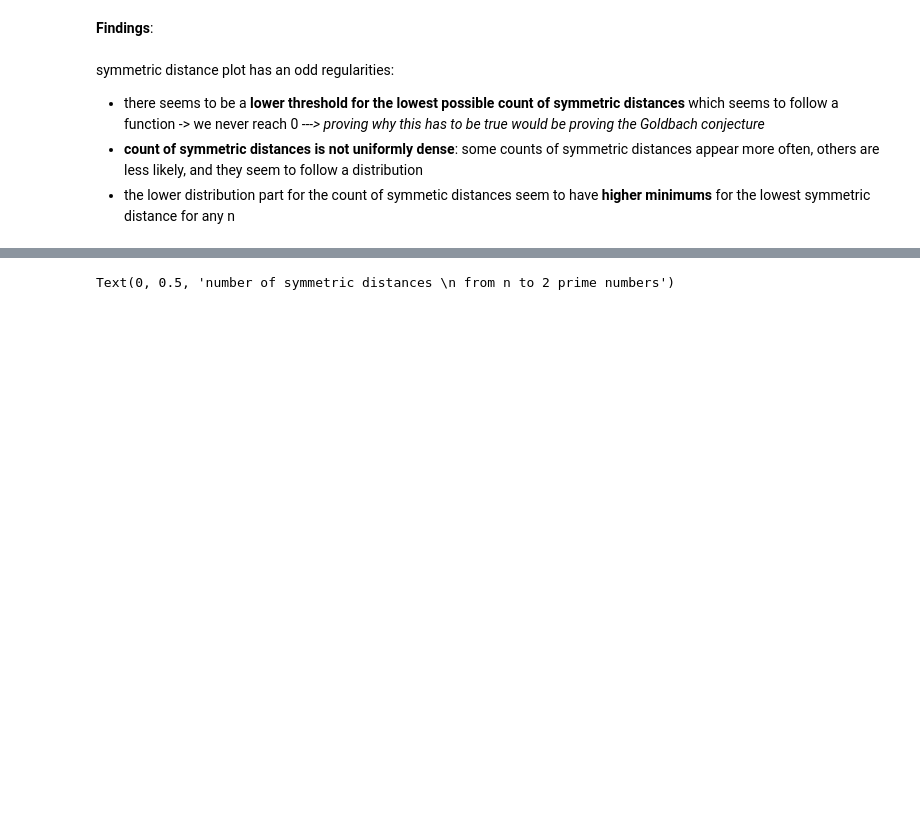
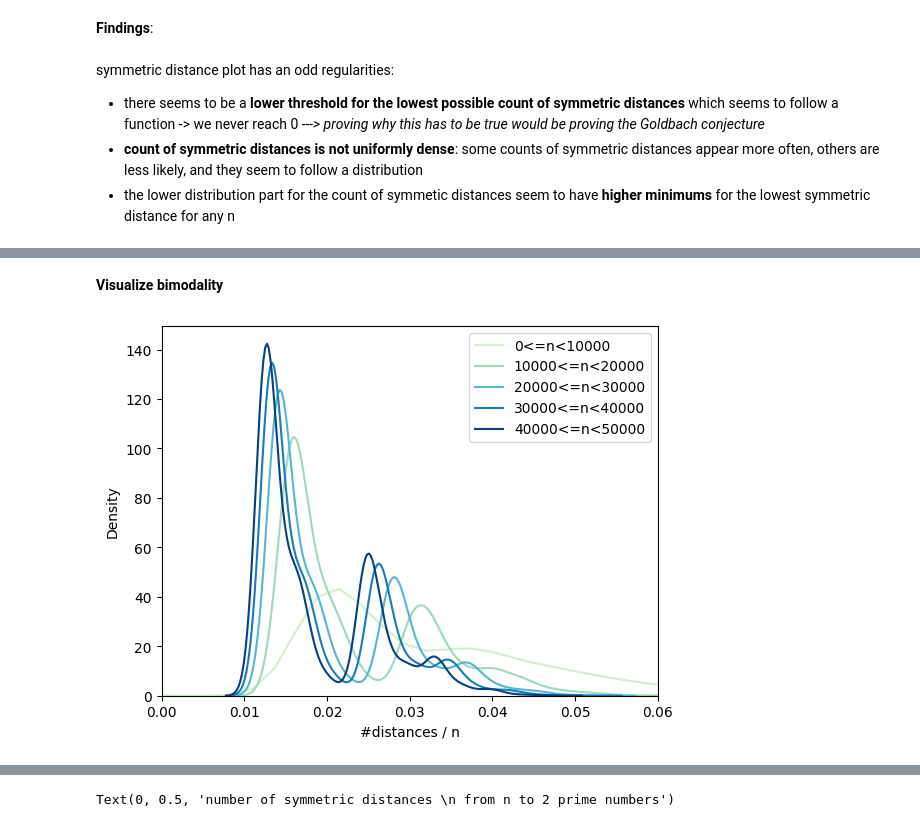
Before and after one commit to heinze-lea/goldbach_conjecture, a Jupyter notebook: goldbach_conjecture/prime_investigation/symmetric_prime_number_distances.ipynb, the cells around one changed output, grey strips where cells are left out. Cells and saved outputs as stored; diff of their text form; code cells hidden in the pictures; blank space fills up the shorter version.

Commit message:
bimodal dist

```diff
--- a/goldbach_conjecture/prime_investigation/symmetric_prime_number_distances.ipynb
+++ b/goldbach_conjecture/prime_investigation/symmetric_prime_number_distances.ipynb
@@ -122,0 +130,35 @@ symmetric distance plot has an odd regularities: <br>
+# %% [markdown]
+**Visualize bimodality**
+# %%
+def plot_bimodality(
+    count_distances: list,
+    n_segments: int,
+    colormap_str: str,
+    xlabel_str: str,
+    xlim_tuple: tuple = None,
+) -> None:
+
+    steps = int(len(count_distances)/n_segments)
+
+    # color
+    cmap = colormaps[colormap_str]
+    colors = cmap(np.linspace(0, 1, 100))
+    color_steps = int(len(colors)/n_segments)
+
+    for i in range(n_segments):
+
+        if i < n_segments-1:
+            sns.kdeplot(count_distances[i*steps:(i+1)*steps], label=f"{i*steps}<=n<{(i+1)*steps}", color = colors[(i+1)*color_steps])
+        else:
+            sns.kdeplot(count_distances[i*steps:-1], label=f"{i*steps}<=n<{len(count_distances)}",  color = colors[-1])
+
+        if xlim_tuple:
+            plt.xlim(xlim_tuple)
+        plt.xlabel(xlabel_str)
+        plt.legend()
+# %%
+norm_count_distances = [0] + [count / i for i, count in enumerate(count_distances) if i > 0]
+
+plot_bimodality(norm_count_distances, 5, 'GnBu', '#distances / n', (0,0.06))
+# %% [output]
+[figure, added]
```
Also changed, not shown: parts of 5 cells of this notebook.
